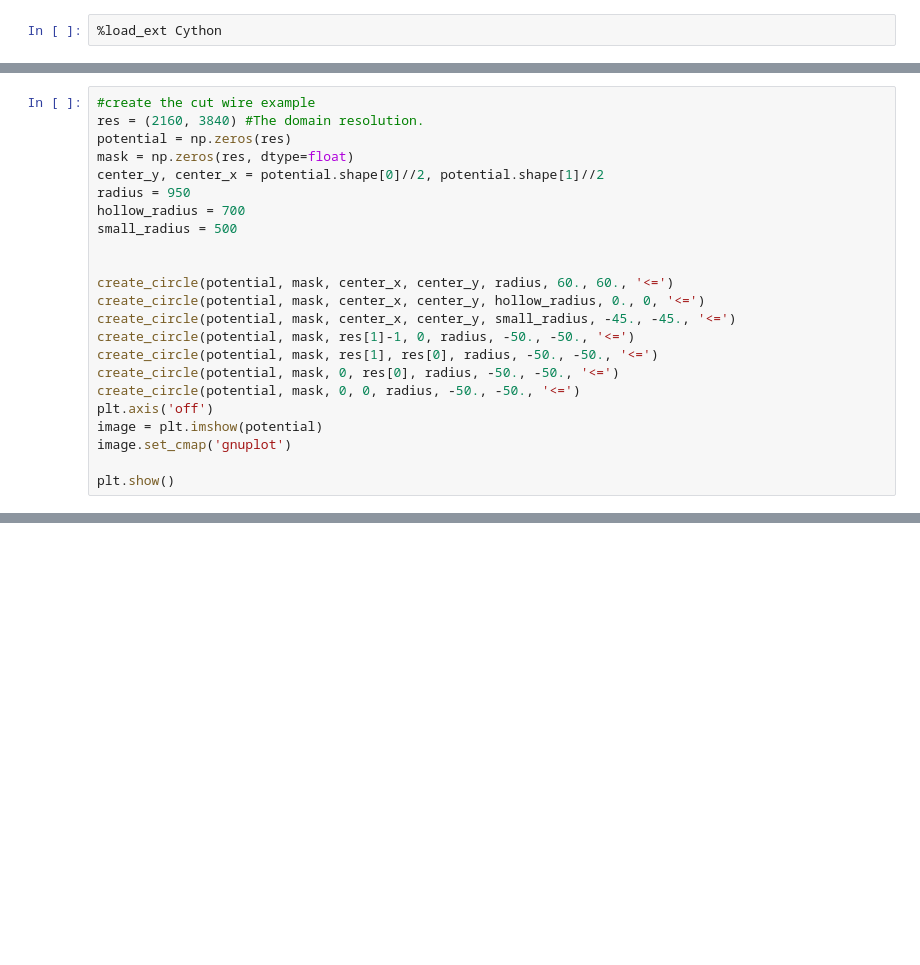
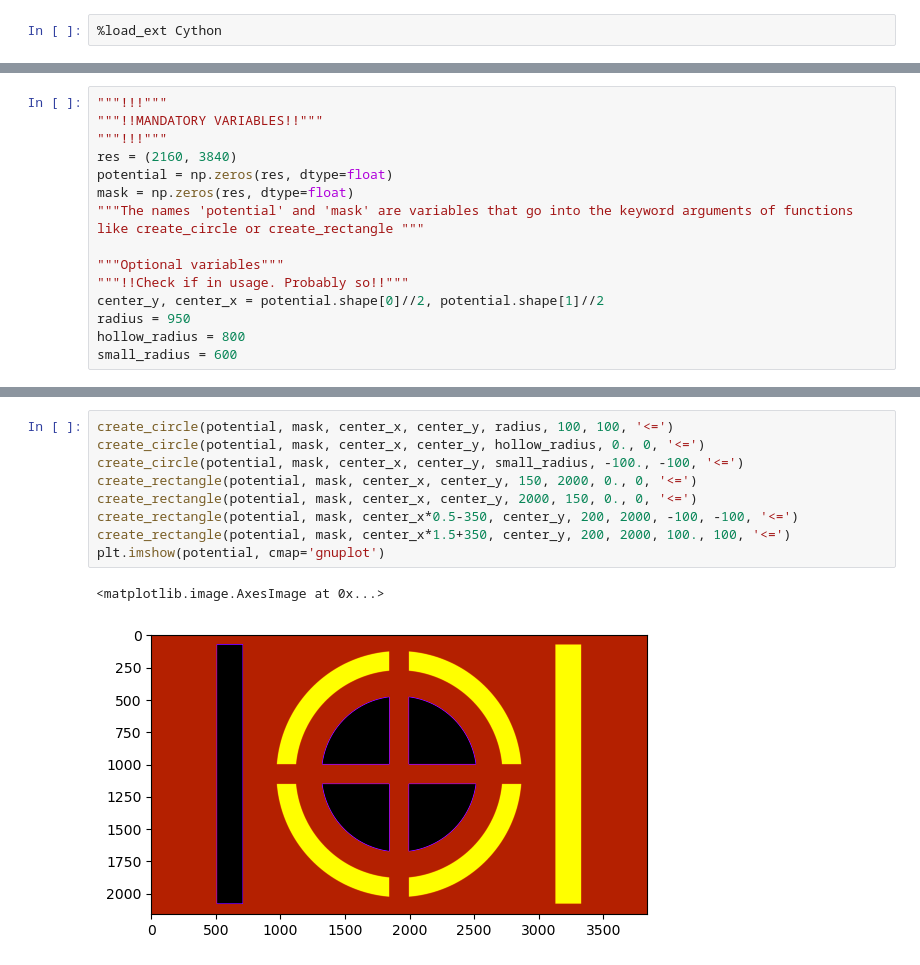
Before and after one commit to dcthecook/electrodynamics, a Jupyter notebook: CYTHON_Jacobi_Up_cycle.ipynb, the cells around one changed output, grey strips where cells are left out. Saved outputs shown, nothing was run; the diff lists cells and outputs as text; blank space fills up the shorter version.

```diff
--- a/CYTHON_Jacobi_Up_cycle.ipynb
+++ b/CYTHON_Jacobi_Up_cycle.ipynb
@@ -243,23 +253,15 @@ cpdef up_cycle_fx(double [:,:] matrix, double[:,:] mask, int total_samples, int
 # %%
-#create the cut wire example
-res = (2160, 3840) #The domain resolution.
-potential = np.zeros(res)
+"""!!!"""
+"""!!MANDATORY VARIABLES!!"""
+"""!!!"""
+res = (2160, 3840)
+potential = np.zeros(res, dtype=float)
 mask = np.zeros(res, dtype=float)
+"""The names 'potential' and 'mask' are variables that go into the keyword arguments of functions like create_circle or create_rectangle """
+
+"""Optional variables"""
+"""!!Check if in usage. Probably so!!"""
 center_y, center_x = potential.shape[0]//2, potential.shape[1]//2
 radius = 950
-hollow_radius = 700
-small_radius = 500
-
-
-create_circle(potential, mask, center_x, center_y, radius, 60., 60., '<=')
-create_circle(potential, mask, center_x, center_y, hollow_radius, 0., 0, '<=')
-create_circle(potential, mask, center_x, center_y, small_radius, -45., -45., '<=')
-create_circle(potential, mask, res[1]-1, 0, radius, -50., -50., '<=')
-create_circle(potential, mask, res[1], res[0], radius, -50., -50., '<=')
-create_circle(potential, mask, 0, res[0], radius, -50., -50., '<=')
-create_circle(potential, mask, 0, 0, radius, -50., -50., '<=')
-plt.axis('off')
-image = plt.imshow(potential)
-image.set_cmap('gnuplot')
-
-plt.show()
+hollow_radius = 800
+small_radius = 600
@@ -267,0 +316,12 @@ plt.show()
+# %%
+create_circle(potential, mask, center_x, center_y, radius, 100, 100, '<=')
+create_circle(potential, mask, center_x, center_y, hollow_radius, 0., 0, '<=')
+create_circle(potential, mask, center_x, center_y, small_radius, -100., -100, '<=')
+create_rectangle(potential, mask, center_x, center_y, 150, 2000, 0., 0, '<=')
+create_rectangle(potential, mask, center_x, center_y, 2000, 150, 0., 0, '<=')
+create_rectangle(potential, mask, center_x*0.5-350, center_y, 200, 2000, -100, -100, '<=')
+create_rectangle(potential, mask, center_x*1.5+350, center_y, 200, 2000, 100., 100, '<=')
+plt.imshow(potential, cmap='gnuplot')
+# %% [output]
+<matplotlib.image.AxesImage at 0x...>
+[figure, added]
```
Also changed, not shown: parts of 28 cells of this notebook.
